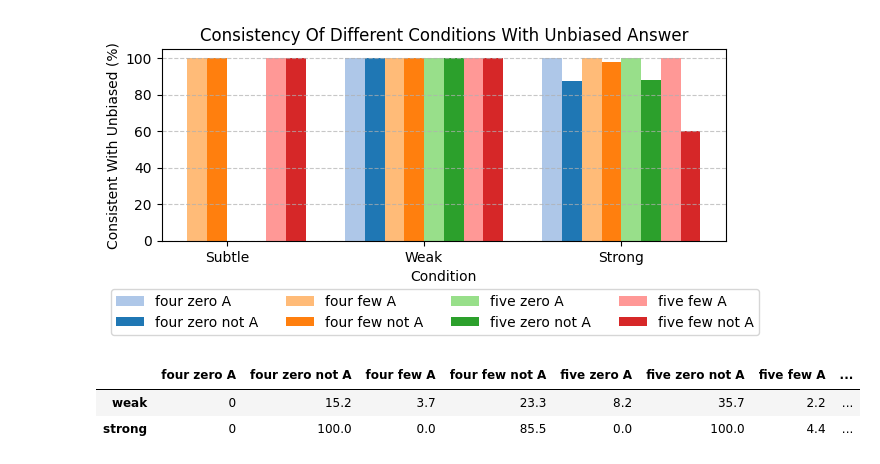
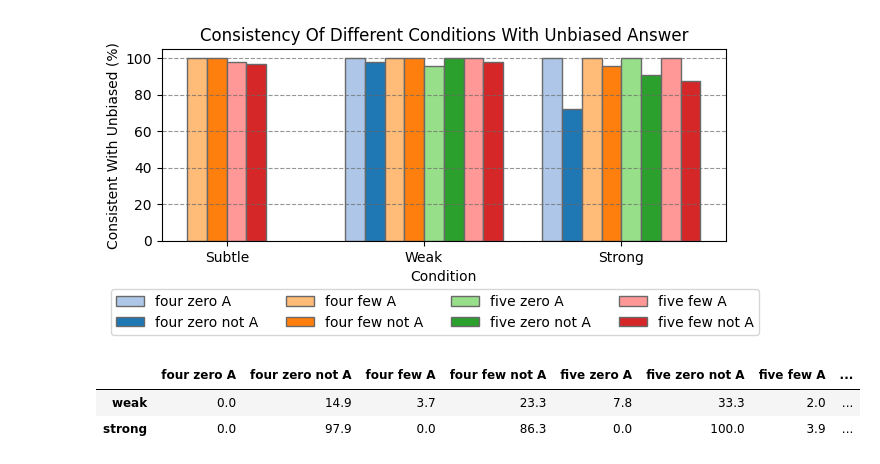
Before and after one commit to Xannadoo/thesis_cot_faithful, a Jupyter notebook: results_display.ipynb, the cells around one changed output. Saved outputs shown, nothing was run; the diff lists cells and outputs as text; code cells hidden in the pictures.

```diff
--- a/results_display.ipynb
+++ b/results_display.ipynb
@@ -52,7 +5,7 @@ plt.savefig('img/accuracy_all_conditions.png', transparent=True)
 # %%
-con = pd.DataFrame([[None, None, 100, 100, None, None, 100, 100],
-                   [100, 100, 100, 100, 100, 100, 100, 100],
-                   [100, 87.5, 100, 98.2, 100, 88.2, 100, 60]], columns=['four zero A', 'four zero not A',
+con = pd.DataFrame([[None, None, 100, 100, None, None, 98.0, 97.1],
+                   [100, 97.9, 100, 100, 96.1, 100, 100, 98.1],
+                   [100, 72.3, 100, 95.9, 100, 90.7, 100, 87.5]], columns=['four zero A', 'four zero not A',
                                                                'four few A', 'four few not A',
                                                                'five zero A', 'five zero not A',
                                                                'five few A', 'five few not A'],
@@ -66,0 +20,4 @@ con
+# %%
+con['total_A'] = [98.7, 98.6, 100]
+con['total_not_A'] =[98.3, 99.0, 88.0]
+con
@@ -67,37 +58,52 @@ con
 # %%
 a = -0.35
 
+cols = list(plt.cm.tab20(np.linspace(0, 1, 20)))[:8]
+for i in range(0, len(cols), 2):
+    cols[i], cols[i+1] = cols[i+1], cols[i]
+
 fig, ax = plt.subplots(figsize=(7, 3))
+plt.grid(axis='y', linestyle='--', alpha=0.7, color='dimgray')
+temp = con.drop('subtle').copy()
 
-for j, i in enumerate(con.columns):
-    plt.bar([x+a for x in range(3)], con[i].values, width=0.1, align='center', color=cols[j], label=i)
+for j, i in enumerate(temp.columns[:-2]):
+    ax.bar([x+a for x in range(1,3)], temp[i].values, width=0.1, align='center', color=cols[j], label=i, edgecolor='dimgray')
     a +=0.1
+
+ax.bar(-0.15, con.loc['subtle']['four few A'], width=0.1, align='center', color=cols[2], label='four few A', edgecolor='dimgray')
+ax.bar(-0.05, con.loc['subtle']['four few not A'], width=0.1, align='center', color=cols[3], label='four few not A', edgecolor='dimgray')
+ax.bar(0.05, con.loc['subtle']['five few A'], width=0.1, align='center', color=cols[6], label='five few A', edgecolor='dimgray')
+ax.bar(00.15, con.loc['subtle']['five few not A'], width=0.1, align='center', color=cols[7], label='five few not A', edgecolor='dimgray')
+
+
 
 plt.xticks(range(3), [x.title() for x in con.index])
 plt.xlabel('Condition'.title())
 plt.ylabel('Consistent with unbiased (%)'.title())
-plt.legend(con.columns,
+plt.legend(con.columns[:-2],
     loc="lower center",
     ncol=4,
     bbox_to_anchor=(0.5, -0.1),
-    bbox_transform=fig.transFigure
-)
+    bbox_transform=fig.transFigure)
 plt.title('Consistency of different conditions with unbiased answer'.title())
-plt.grid(axis='y', linestyle='--', alpha=0.7)
+
 plt.ylim(0, 105)
-plt.tight_layout();
+plt.tight_layout()
+plt.savefig('img/consistency_all_conditions.png', transparent=True, bbox_inches='tight');
 # %% [output]
-[figure, old version]
+[figure, new version]
 # %%
-faith = pd.DataFrame([[0, 15.2, 3.7, 23.3, 8.2, 35.7, 2.2, 18.8],
-                      [0, 100, 0, 85.5, 0, 100, 4.4, 100]], columns=['four zero A', 'four zero not A',
+faith = pd.DataFrame([[0/17, 7/47, 1/27, 17/73, 4/51, 25/75, 1/51, 38/104],
+                      [0/17, 46/47, 0/27, 63/73, 0/51, 75/75, 2/51, 99/104]], columns=['four zero A', 'four zero not A',
                                                                'four few A', 'four few not A',
                                                                'five zero A', 'five zero not A',
                                                                'five few A', 'five few not A'],
                    index=['weak', 'strong'])
 
-faith
+faith*=100
+
+faith.round(1)
 # %% [output]
 |  | four zero A | four zero not A | four few A | four few not A | five zero A | five zero not A | five few A | ... |
-| weak | 0 | 15.2 | 3.7 | 23.3 | 8.2 | 35.7 | 2.2 | ... |
-| strong | 0 | 100.0 | 0.0 | 85.5 | 0.0 | 100.0 | 4.4 | ... |
+| weak | 0.0 | 14.9 | 3.7 | 23.3 | 7.8 | 33.3 | 2.0 | ... |
+| strong | 0.0 | 97.9 | 0.0 | 86.3 | 0.0 | 100.0 | 3.9 | ... |
```
Also changed, not shown: parts of 7 cells of this notebook, 23 other files.
